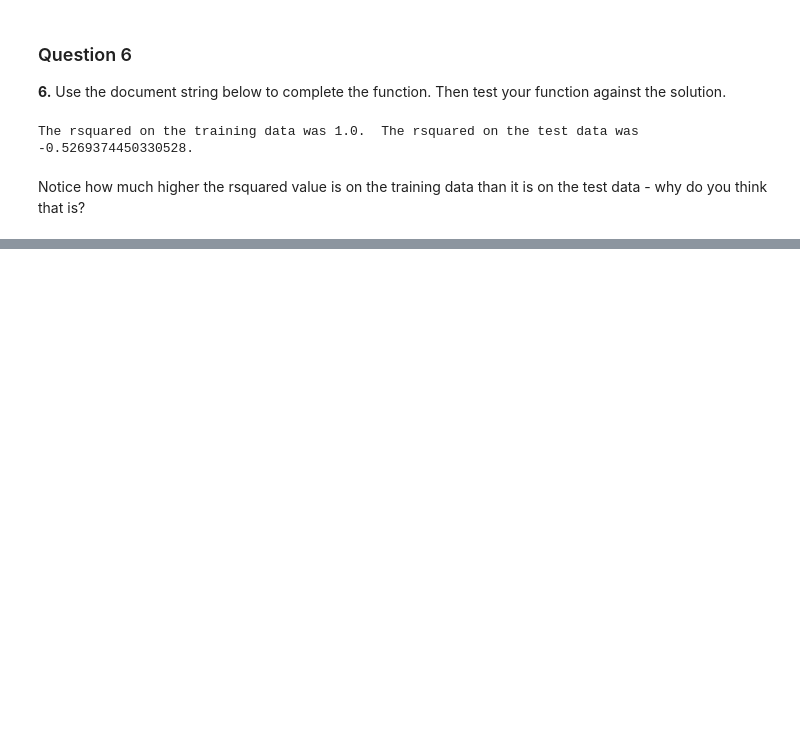
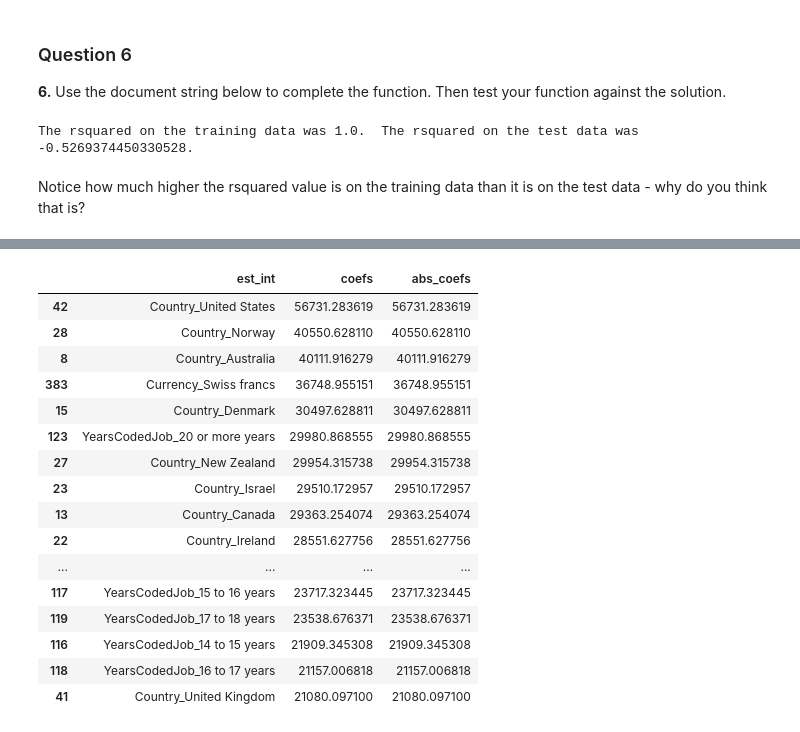
Before and after one commit to eatPizza311/Udacity-DSND, a Jupyter notebook: L1-Introduction to Data Science/CRISP_DM/CRISP-DM_quiz.ipynb, the cells around one changed output, grey strips where cells are left out. Drawn from its saved outputs; the diff is of its cells as text; code cells hidden in the pictures; blank space fills up the shorter version.

```diff
--- a/L1-Introduction to Data Science/CRISP_DM/CRISP-DM_quiz.ipynb
+++ b/L1-Introduction to Data Science/CRISP_DM/CRISP-DM_quiz.ipynb
@@ -1305,0 +1361,8 @@ Notice how much higher the rsquared value is on the training data than it is on
+# %%
+a = 'yes'
+b = 'no'
+
+q2_piat = {'add interactions, quadratics, cubics, and other higher order terms': b,
+           'fit the model many times with different rows, then average the responses': a,
+           'subset the features used for fitting the model each time': a,
+           'this model is hopeless, we should start over': b}
@@ -1305,0 +1520,43 @@ Notice how much higher the rsquared value is on the training data than it is on
+# %%
+def coef_weights(coefficients, X_train):
+    '''
+    INPUT:
+    coefficients - the coefficients of the linear model
+    X_train - the training data, so the column names can be used
+    OUTPUT:
+    coefs_df - a dataframe holding the coefficient, estimate, and abs(estimate)
+
+    Provides a dataframe that can be used to understand the most influential coefficients
+    in a linear model by providing the coefficient estimates along with the name of the
+    variable attached to the coefficient.
+    '''
+    coefs_df = pd.DataFrame()
+    coefs_df['est_int'] = X_train.columns
+    coefs_df['coefs'] = lm_model.coef_
+    coefs_df['abs_coefs'] = np.abs(lm_model.coef_)
+    coefs_df = coefs_df.sort_values('abs_coefs', ascending=False)
+    return coefs_df
+
+#Use the function
+coef_df = coef_weights(lm_model.coef_, X_train)
+
+#A quick look at the top results
+coef_df.head(20)
+# %% [output]
+|  | est_int | coefs | abs_coefs |
+| 42 | Country_United States | 56731.283619 | 56731.283619 |
+| 28 | Country_Norway | 40550.628110 | 40550.628110 |
+| 8 | Country_Australia | 40111.916279 | 40111.916279 |
+| 383 | Currency_Swiss francs | 36748.955151 | 36748.955151 |
+| 15 | Country_Denmark | 30497.628811 | 30497.628811 |
+| 123 | YearsCodedJob_20 or more years | 29980.868555 | 29980.868555 |
+| 27 | Country_New Zealand | 29954.315738 | 29954.315738 |
+| 23 | Country_Israel | 29510.172957 | 29510.172957 |
+| 13 | Country_Canada | 29363.254074 | 29363.254074 |
+| 22 | Country_Ireland | 28551.627756 | 28551.627756 |
+| ... | ... | ... | ... |
+| 117 | YearsCodedJob_15 to 16 years | 23717.323445 | 23717.323445 |
+| 119 | YearsCodedJob_17 to 18 years | 23538.676371 | 23538.676371 |
+| 116 | YearsCodedJob_14 to 15 years | 21909.345308 | 21909.345308 |
+| 118 | YearsCodedJob_16 to 17 years | 21157.006818 | 21157.006818 |
+| 41 | Country_United Kingdom | 21080.097100 | 21080.097100 |
```
Also changed, not shown: parts of 18 cells of this notebook.
